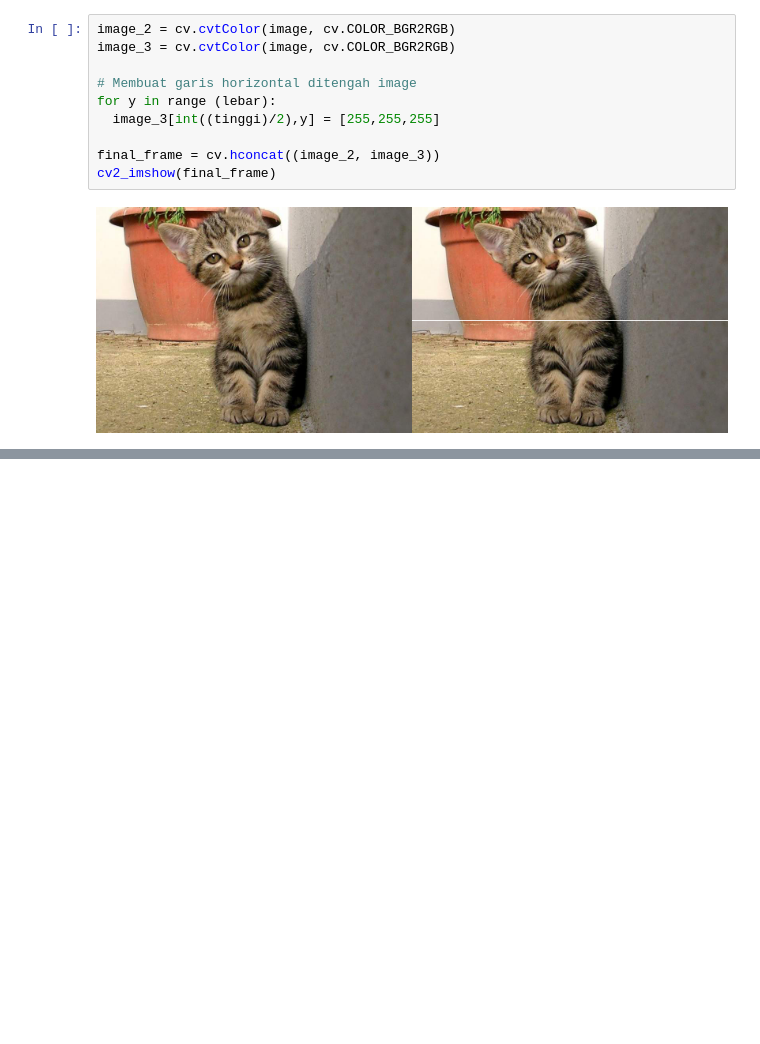
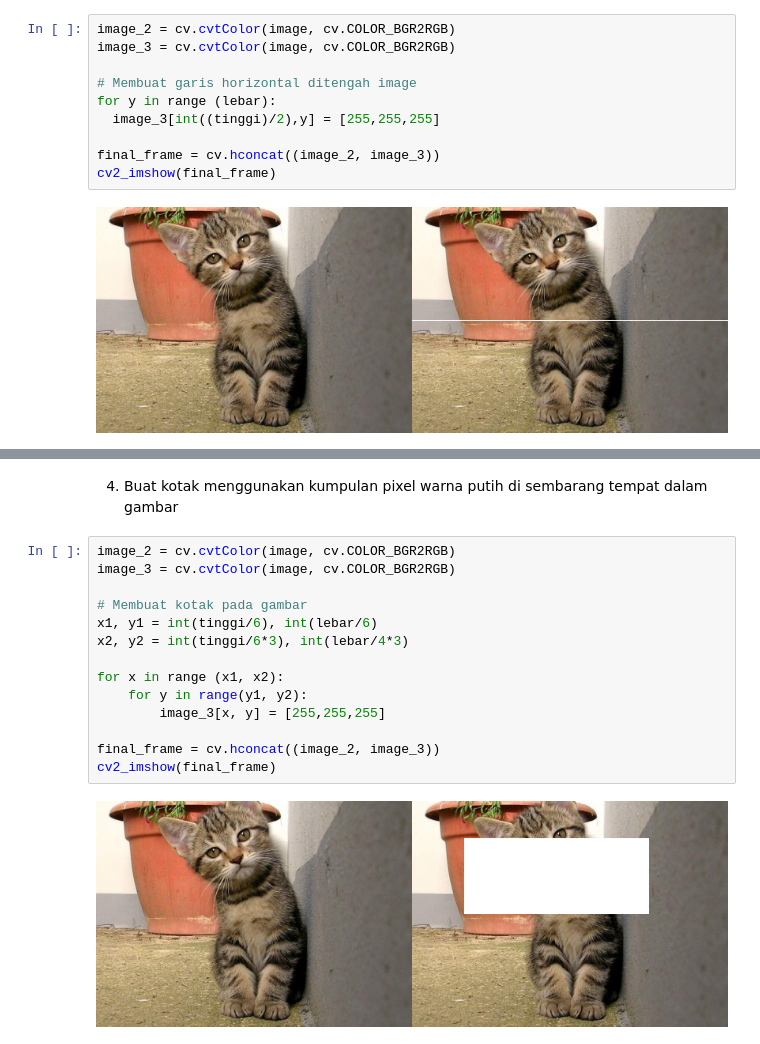
Before and after one commit to vinkharisma/PCVK_Genap_2023, a Jupyter notebook: Week1.ipynb, the cells around one changed output, grey strips where cells are left out. Cells and saved outputs as stored; diff of their text form; blank space fills up the shorter version.

```diff
--- a/Week1.ipynb
+++ b/Week1.ipynb
@@ -62,0 +114,18 @@ cv2_imshow(final_frame)
+# %% [markdown]
+4. Buat kotak menggunakan kumpulan pixel warna putih di sembarang tempat dalam gambar
+# %%
+image_2 = cv.cvtColor(image, cv.COLOR_BGR2RGB)
+image_3 = cv.cvtColor(image, cv.COLOR_BGR2RGB)
+
+# Membuat kotak pada gambar
+x1, y1 = int(tinggi/6), int(lebar/6)
+x2, y2 = int(tinggi/6*3), int(lebar/4*3)
+
+for x in range (x1, x2):
+    for y in range(y1, y2):
+        image_3[x, y] = [255,255,255]
+
+final_frame = cv.hconcat((image_2, image_3))
+cv2_imshow(final_frame)
+# %% [output]
+[figure, added]
```
Also changed, not shown: parts of 12 cells of this notebook.
